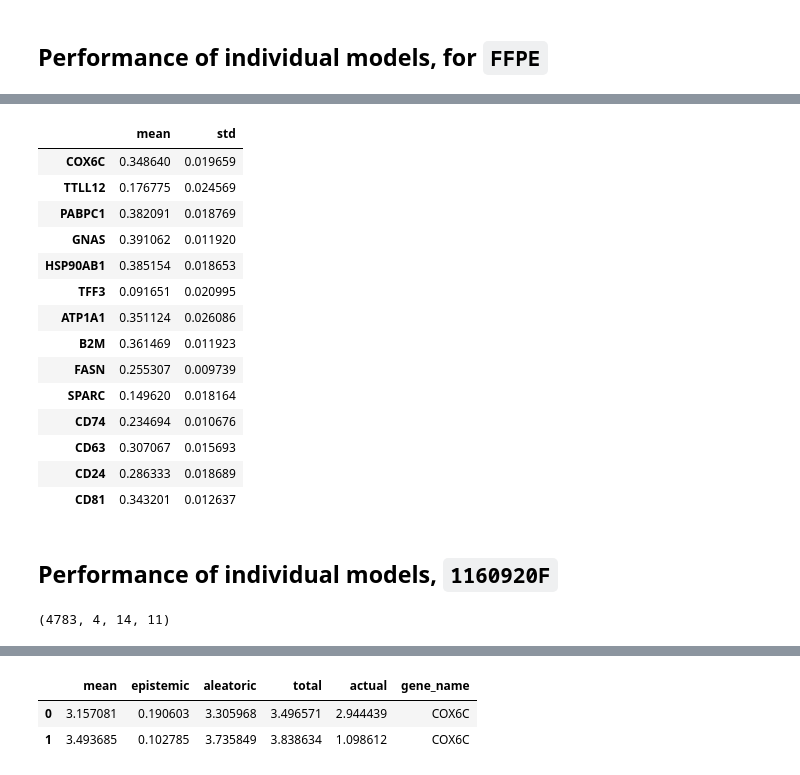
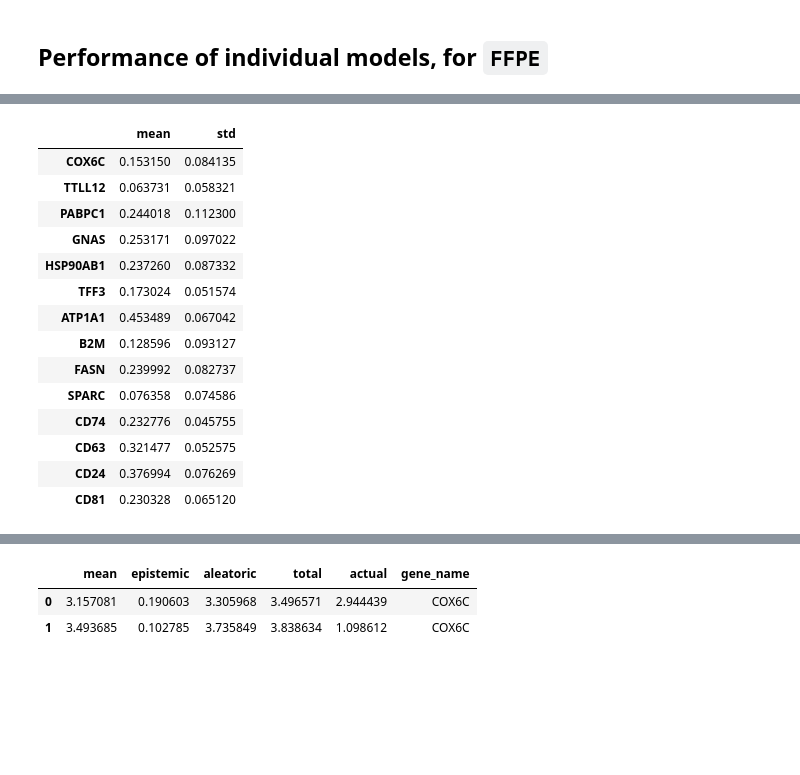
Before and after one commit to BiomedicalMachineLearning/STimage, a Jupyter notebook: development/STimage_Bayes_regression_prediction-100epochs.ipynb, the cells around one changed output, grey strips where cells are left out. Drawn from its saved outputs; the diff is of its cells as text; code cells hidden in the pictures; blank space fills up the shorter version.

Commit message:
output ensemble (rev2) results, check results from lower learning rate (rev3)

```diff
--- a/development/STimage_Bayes_regression_prediction-100epochs.ipynb
+++ b/development/STimage_Bayes_regression_prediction-100epochs.ipynb
@@ -423,37 +566,31 @@ m1_res_1 = ensemble_results1[:,2,:,2]
 # %%
 dict_corr_ffpe = {g: [] for g in gene_list}
 for m in range(10):
     # select the prediction, E(mean), and model, m
-    m1_res_1 = ensemble_results1[:,0,:,m]
+    m1_res_1 = ensemble_results1[:,-2,:,m]
 
     for i, g in enumerate(gene_list):
         dict_corr_ffpe[g].append(pearsonr(df_target_1[g], m1_res_1[:, i])[0])
 
 df_corr_ffpe = pd.DataFrame(dict_corr_ffpe)
 df_corr_ffpe
 
 df_ffpe = pd.concat([df_corr_ffpe.mean(), df_corr_ffpe.std()], axis=1)
 df_ffpe.columns = ['mean', 'std']
 df_ffpe
 # %% [output]
 |  | mean | std |
-| COX6C | 0.348640 | 0.019659 |
-| TTLL12 | 0.176775 | 0.024569 |
-| PABPC1 | 0.382091 | 0.018769 |
-| GNAS | 0.391062 | 0.011920 |
-| HSP90AB1 | 0.385154 | 0.018653 |
-| TFF3 | 0.091651 | 0.020995 |
-| ATP1A1 | 0.351124 | 0.026086 |
-| B2M | 0.361469 | 0.011923 |
-| FASN | 0.255307 | 0.009739 |
-| SPARC | 0.149620 | 0.018164 |
-| CD74 | 0.234694 | 0.010676 |
-| CD63 | 0.307067 | 0.015693 |
-| CD24 | 0.286333 | 0.018689 |
-| CD81 | 0.343201 | 0.012637 |
+| COX6C | 0.153150 | 0.084135 |
+| TTLL12 | 0.063731 | 0.058321 |
+| PABPC1 | 0.244018 | 0.112300 |
+| GNAS | 0.253171 | 0.097022 |
+| HSP90AB1 | 0.237260 | 0.087332 |
+| TFF3 | 0.173024 | 0.051574 |
+| ATP1A1 | 0.453489 | 0.067042 |
+| B2M | 0.128596 | 0.093127 |
+| FASN | 0.239992 | 0.082737 |
+| SPARC | 0.076358 | 0.074586 |
+| CD74 | 0.232776 | 0.045755 |
+| CD63 | 0.321477 | 0.052575 |
+| CD24 | 0.376994 | 0.076269 |
+| CD81 | 0.230328 | 0.065120 |
-# %% [markdown]
-## Performance of individual models, `1160920F`
-# %%
-ensemble_results2.shape
-# %% [output]
-(4783, 4, 14, 11)
```
Also changed, not shown: parts of 67 cells of this notebook, 3 other files.
